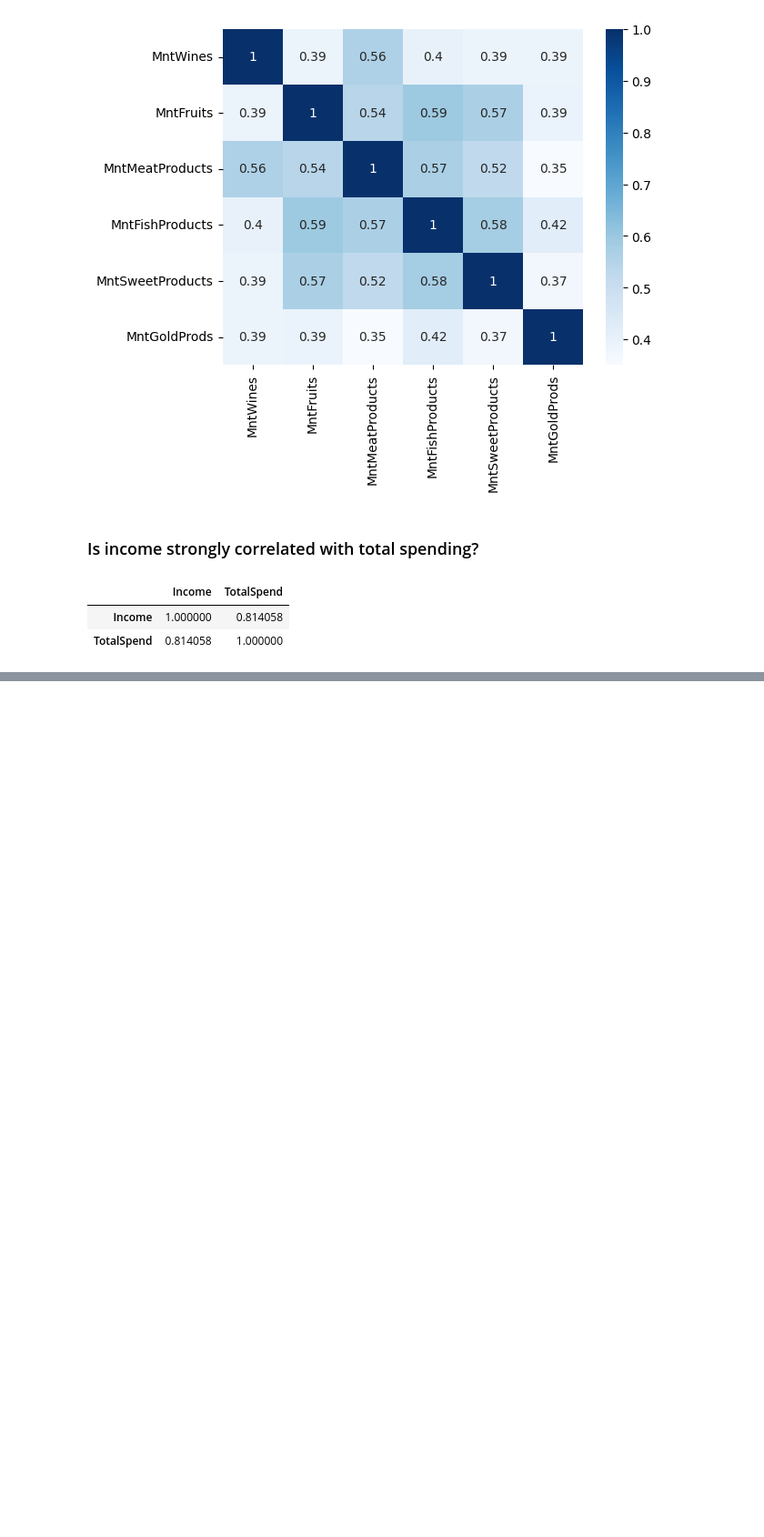
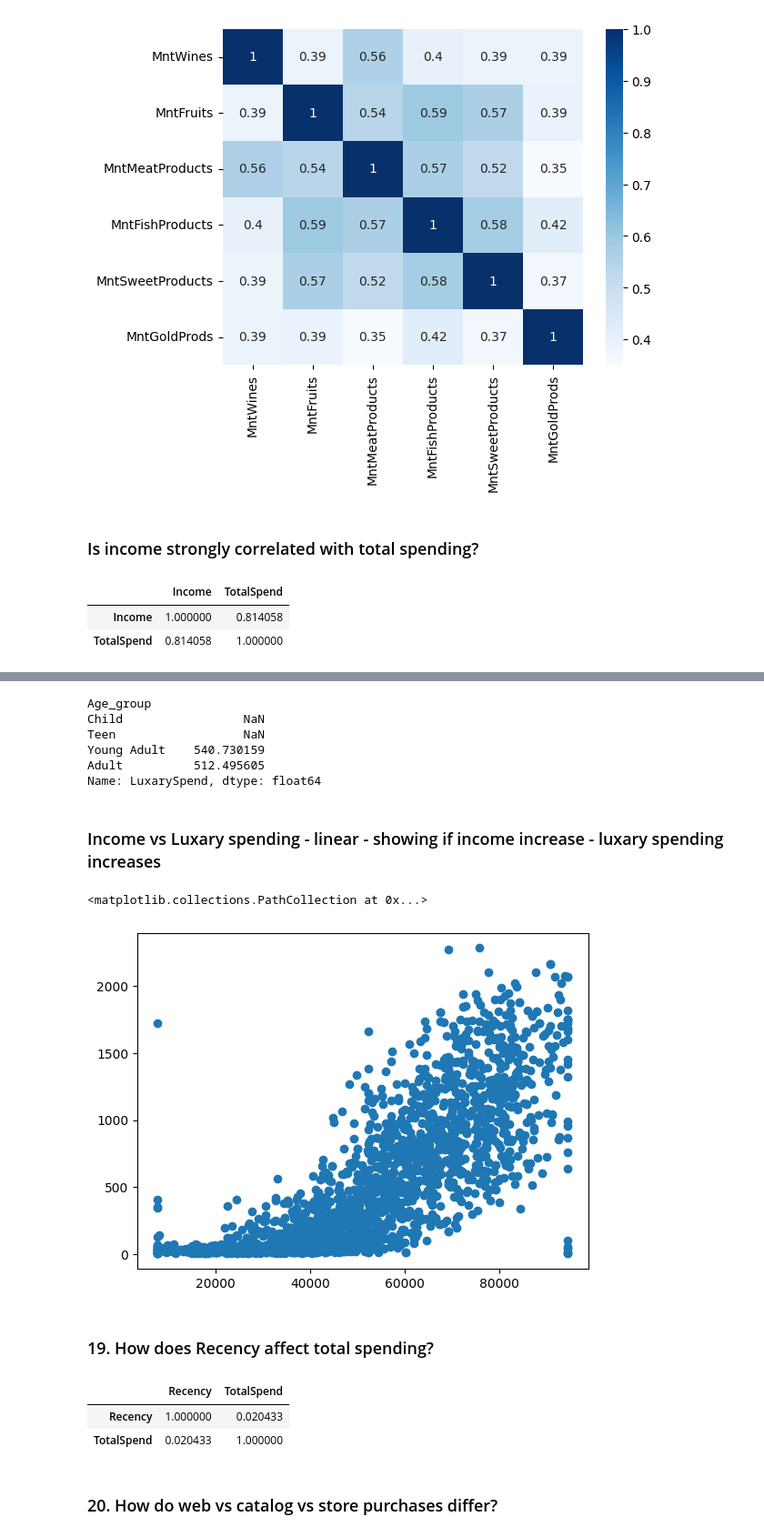
Before and after one commit to SachinSherki4/Data_Science, a Jupyter notebook: Data_Science_Projects/Marketing_Project_1/marketing_campaigns.ipynb, the cells around one changed output, grey strips where cells are left out. Shown: that part at 91% size. Drawn from its saved outputs; the diff is of its cells as text; code cells hidden in the pictures; blank space fills up the shorter version.

```diff
--- a/Data_Science_Projects/Marketing_Project_1/marketing_campaigns.ipynb
+++ b/Data_Science_Projects/Marketing_Project_1/marketing_campaigns.ipynb
@@ -965,0 +1149,2 @@ df[[' Income ','TotalSpend']].corr()
+# %%
+df['OverallSpending']= (df['TotalSpend']/df[' Income ']) * 100
@@ -965,0 +1194,6 @@ df[[' Income ','TotalSpend']].corr()
+# %%
+# first lets create age group
+bins = [0, 12, 19, 39, 120]
+labels = ['Child', 'Teen', 'Young Adult', 'Adult']
+
+df['Age_group']= pd.cut(df['Cust_Age'], bins=bins, labels=labels, include_lowest=True)
@@ -965,0 +1209,3 @@ df[[' Income ','TotalSpend']].corr()
+# %%
+## creating luxary spends wine, meat, gold
+df['LuxarySpend']= df[['MntWines','MntGoldProds','MntMeatProducts']].sum(axis=1)
@@ -965,0 +1222,29 @@ df[[' Income ','TotalSpend']].corr()
+# %%
+# from above observation we can see Young Adults (age 20 -39) spends high on
+df.groupby(df['Age_group'],observed=False)['LuxarySpend'].mean()
+# %% [output]
+Age_group
+Child                 NaN
+Teen                  NaN
+Young Adult    540.730159
+Adult          512.495605
+Name: LuxarySpend, dtype: float64
+# %% [markdown]
+### Income vs Luxary spending - linear - showing if income increase - luxary spending increases
+# %%
+## Income vs Luxary spending - linear - showing if income increase - luxary spending increases
+plt.scatter(df[' Income '], df['LuxarySpend'])
+# %% [output]
+<matplotlib.collections.PathCollection at 0x...>
+[figure, added]
+# %% [markdown]
+### 19.	    How does Recency affect total spending?
+# %%
+# No it does not affect total spending
+df[['Recency','TotalSpend']].corr()
+# %% [output]
+|  | Recency | TotalSpend |
+| Recency | 1.000000 | 0.020433 |
+| TotalSpend | 0.020433 | 1.000000 |
+# %% [markdown]
+### 20.	    How do web vs catalog vs store purchases differ?
```
Also changed, not shown: parts of 45 cells of this notebook.
